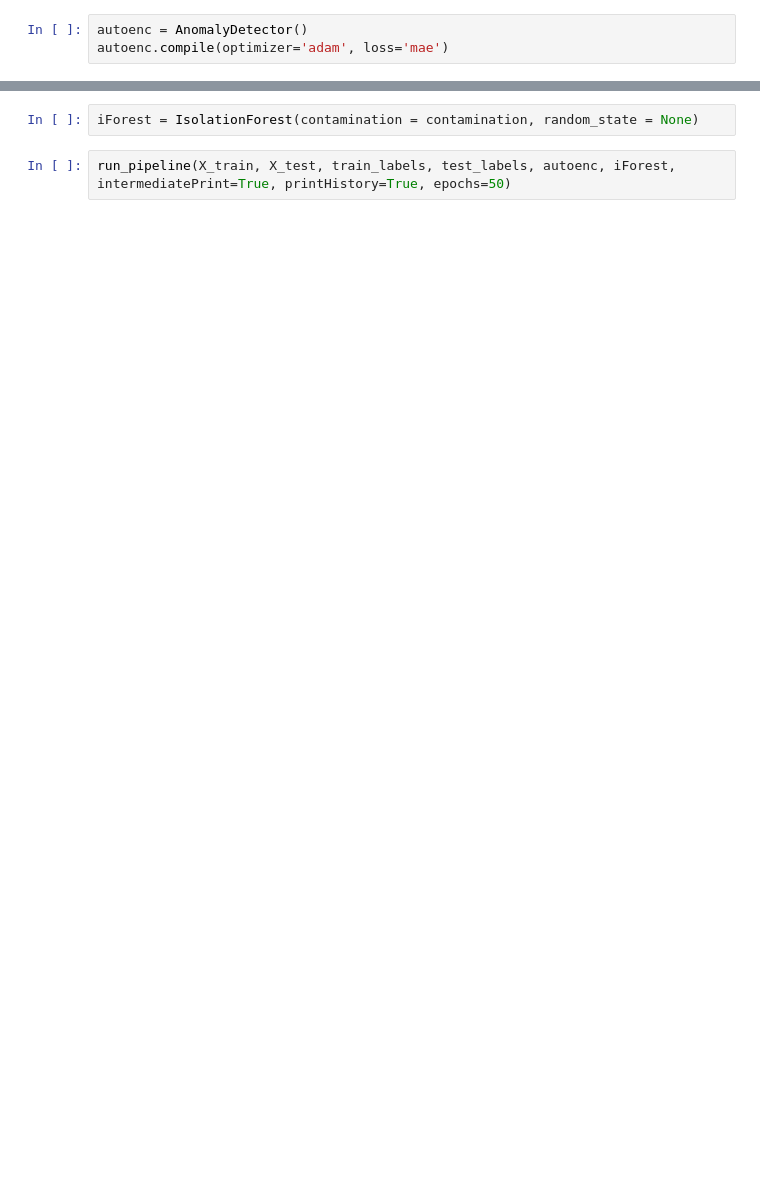
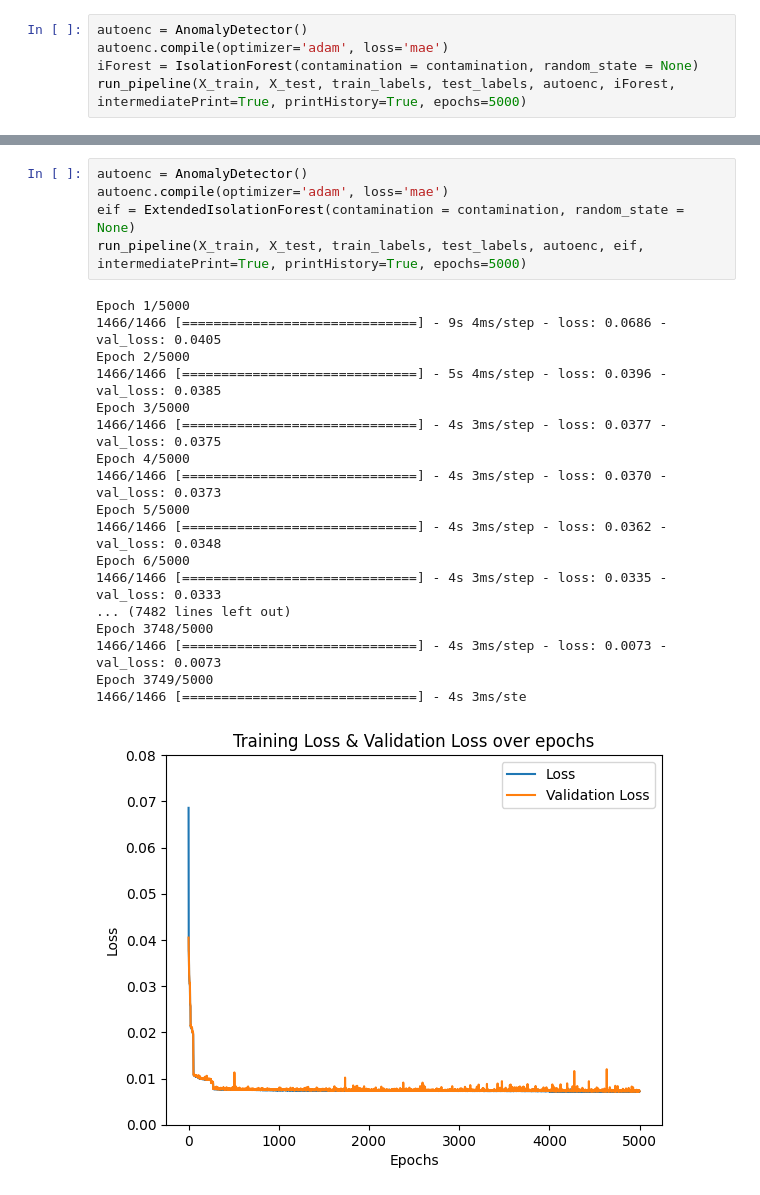
Before and after one commit to joshuapalicka/network-anomaly-detection, a Jupyter notebook: Combined_Pipeline.ipynb, the cells around one changed output, grey strips where cells are left out. Drawn from its saved outputs; the diff is of its cells as text; blank space fills up the shorter version.

Commit message:
notebook for robust pipeline, does not work due to robust data shape
 Changes to be committed:
	modified:   Combined_Pipeline.ipynb
	modified:   pipelineUtils/runPipeline.py

```diff
--- a/Combined_Pipeline.ipynb
+++ b/Combined_Pipeline.ipynb
@@ -14,3 +19,5 @@ contamination
 # %%
 autoenc = AnomalyDetector()
 autoenc.compile(optimizer='adam', loss='mae')
+iForest = IsolationForest(contamination = contamination, random_state = None)
+run_pipeline(X_train, X_test, train_labels, test_labels, autoenc, iForest, intermediatePrint=True, printHistory=True, epochs=5000)
@@ -17,4 +60,24 @@ autoenc.compile(optimizer='adam', loss='mae')
-# %%
-iForest = IsolationForest(contamination = contamination, random_state = None)
 # %%
-run_pipeline(X_train, X_test, train_labels, test_labels, autoenc, iForest, intermediatePrint=True, printHistory=True, epochs=50)
+autoenc = AnomalyDetector()
+autoenc.compile(optimizer='adam', loss='mae')
+eif = ExtendedIsolationForest(contamination = contamination, random_state = None)
+run_pipeline(X_train, X_test, train_labels, test_labels, autoenc, eif, intermediatePrint=True, printHistory=True, epochs=5000)
+# %% [output]
+Epoch 1/5000
+1466/1466 [==============================] - 9s 4ms/step - loss: 0.0686 - val_loss: 0.0405
+Epoch 2/5000
+1466/1466 [==============================] - 5s 4ms/step - loss: 0.0396 - val_loss: 0.0385
+Epoch 3/5000
+1466/1466 [==============================] - 4s 3ms/step - loss: 0.0377 - val_loss: 0.0375
+Epoch 4/5000
+1466/1466 [==============================] - 4s 3ms/step - loss: 0.0370 - val_loss: 0.0373
+Epoch 5/5000
+1466/1466 [==============================] - 4s 3ms/step - loss: 0.0362 - val_loss: 0.0348
+Epoch 6/5000
+1466/1466 [==============================] - 4s 3ms/step - loss: 0.0335 - val_loss: 0.0333
+... (7482 lines left out)
+Epoch 3748/5000
+1466/1466 [==============================] - 4s 3ms/step - loss: 0.0073 - val_loss: 0.0073
+Epoch 3749/5000
+1466/1466 [==============================] - 4s 3ms/ste
+[figure, added]
```
Also changed, not shown: parts of 4 cells of this notebook, 1 other file.
